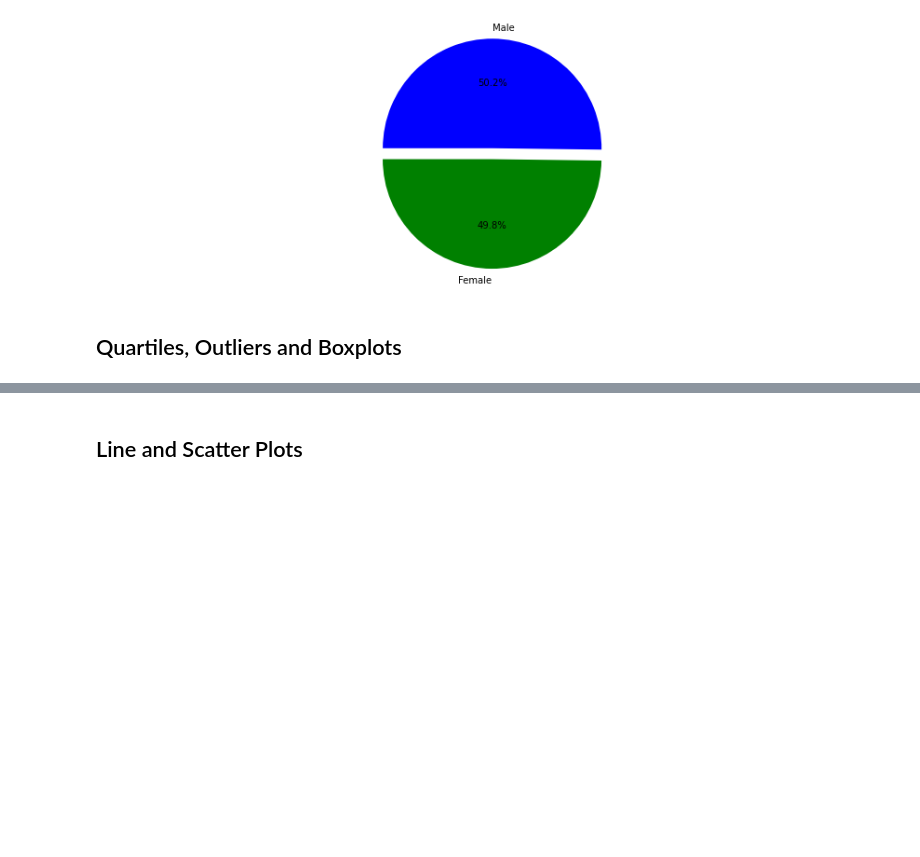
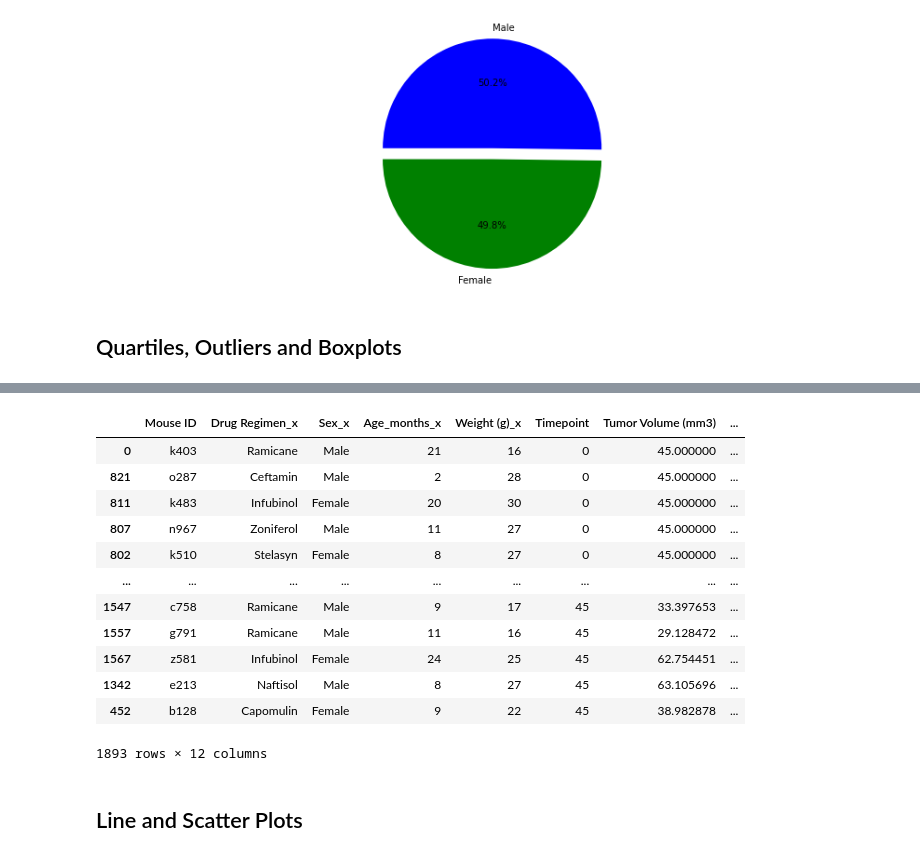
Before and after one commit to VijetaPuthran/Matplotlib, a Jupyter notebook: Pymaceuticals/pymaceuticals_starter.ipynb, the cells around one changed output, grey strips where cells are left out. Saved outputs shown, nothing was run; the diff lists cells and outputs as text; code cells hidden in the pictures; blank space fills up the shorter version.

```diff
--- a/Pymaceuticals/pymaceuticals_starter.ipynb
+++ b/Pymaceuticals/pymaceuticals_starter.ipynb
@@ -222,3 +237,25 @@ plt.show()
+# %%
+# Merge this group df with the original dataframe to get the tumor volume at the last timepoint
+#mouse_metadata.head()
+#study_results.head()
+
+last_timepoint = pd.merge(last_timepoint, mouse_metadata, on = 'Mouse ID', how = 'outer')
+last_timepoint_sorted = last_timepoint.sort_values('Timepoint')
+last_timepoint_sorted
+# %% [output]
+|  | Mouse ID | Drug Regimen_x | Sex_x | Age_months_x | Weight (g)_x | Timepoint | Tumor Volume (mm3) | ... |
+| 0 | k403 | Ramicane | Male | 21 | 16 | 0 | 45.000000 | ... |
+| 821 | o287 | Ceftamin | Male | 2 | 28 | 0 | 45.000000 | ... |
+| 811 | k483 | Infubinol | Female | 20 | 30 | 0 | 45.000000 | ... |
+| 807 | n967 | Zoniferol | Male | 11 | 27 | 0 | 45.000000 | ... |
+| 802 | k510 | Stelasyn | Female | 8 | 27 | 0 | 45.000000 | ... |
+| ... | ... | ... | ... | ... | ... | ... | ... | ... |
+| 1547 | c758 | Ramicane | Male | 9 | 17 | 45 | 33.397653 | ... |
+| 1557 | g791 | Ramicane | Male | 11 | 16 | 45 | 29.128472 | ... |
+| 1567 | z581 | Infubinol | Female | 24 | 25 | 45 | 62.754451 | ... |
+| 1342 | e213 | Naftisol | Male | 8 | 27 | 45 | 63.105696 | ... |
+| 452 | b128 | Capomulin | Female | 9 | 22 | 45 | 38.982878 | ... |
+1893 rows × 12 columns
 # %%
 # Put treatments into a list for for loop (and later for plot labels)
 
```
Also changed, not shown: parts of 10 cells of this notebook.
